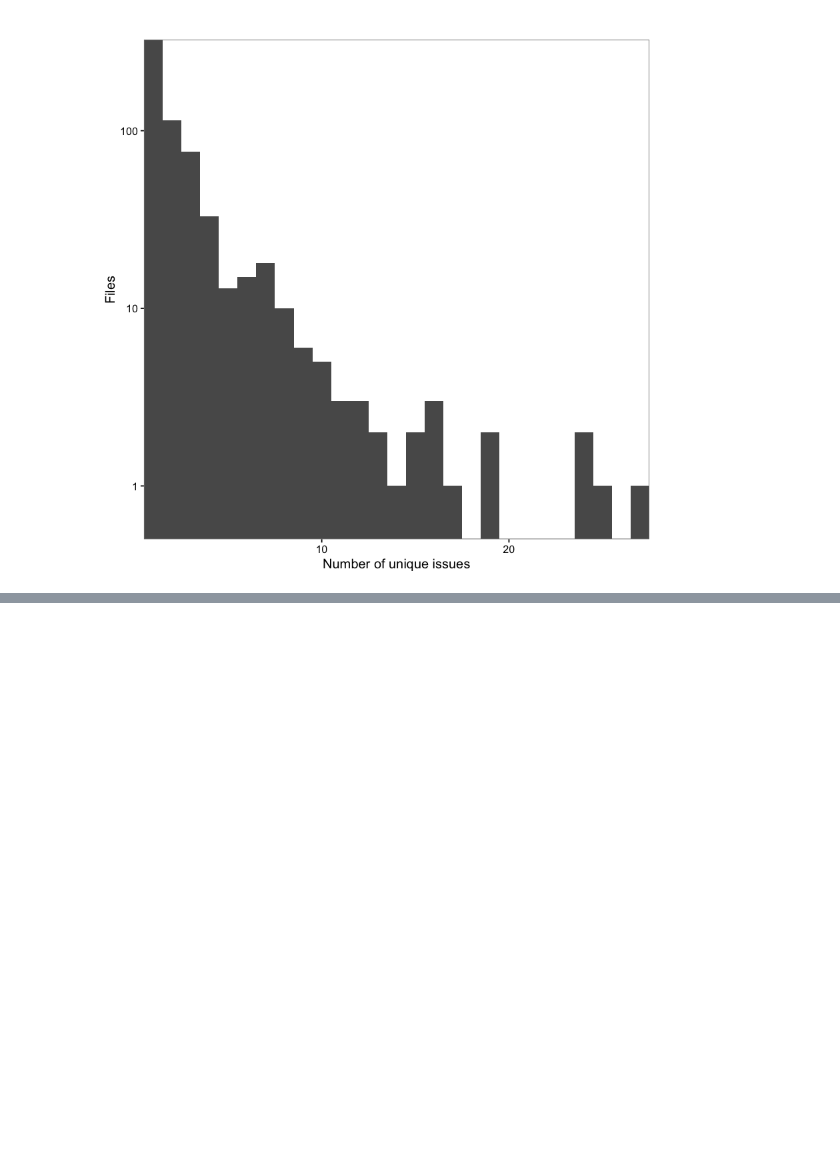
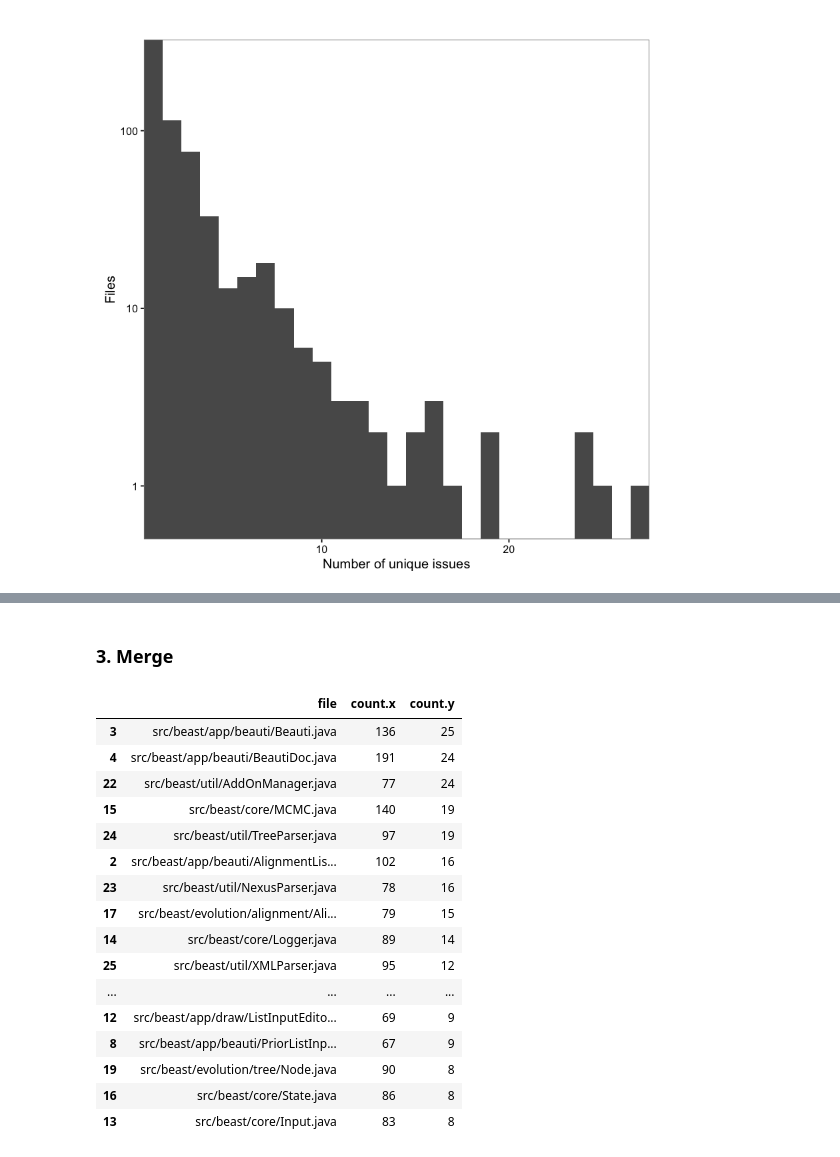
Before and after one commit to CompEvol/beast2report, a Jupyter notebook: report.ipynb, the cells around one changed output, grey strips where cells are left out. Cells and saved outputs as stored; diff of their text form; code cells hidden in the pictures; blank space fills up the shorter version.

```diff
--- a/report.ipynb
+++ b/report.ipynb
@@ -152,0 +159,4 @@ Warning message:
+# %%
+min.c = 7
+issue <- issue[issue$count>=min.c,]
+nrow(issue)
@@ -152,0 +223,25 @@ Warning message:
+# %% [markdown]
+### 3. Merge
+# %%
+class.merge <- merge(freq, issue, by="file")
+class.merge <- class.merge[order(class.merge$count.y, class.merge$count.x,
+                                 decreasing=T),]
+class.merge[grepl(".java", class.merge$file),][1:20,]
+# %% [output]
+|  | file | count.x | count.y |
+| 3 | src/beast/app/beauti/Beauti.java | 136 | 25 |
+| 4 | src/beast/app/beauti/BeautiDoc.java | 191 | 24 |
+| 22 | src/beast/util/AddOnManager.java | 77 | 24 |
+| 15 | src/beast/core/MCMC.java | 140 | 19 |
+| 24 | src/beast/util/TreeParser.java | 97 | 19 |
+| 2 | src/beast/app/beauti/AlignmentLis... | 102 | 16 |
+| 23 | src/beast/util/NexusParser.java | 78 | 16 |
+| 17 | src/beast/evolution/alignment/Ali... | 79 | 15 |
+| 14 | src/beast/core/Logger.java | 89 | 14 |
+| 25 | src/beast/util/XMLParser.java | 95 | 12 |
+| ... | ... | ... | ... |
+| 12 | src/beast/app/draw/ListInputEdito... | 69 | 9 |
+| 8 | src/beast/app/beauti/PriorListInp... | 67 | 9 |
+| 19 | src/beast/evolution/tree/Node.java | 90 | 8 |
+| 16 | src/beast/core/State.java | 86 | 8 |
+| 13 | src/beast/core/Input.java | 83 | 8 |
```
Also changed, not shown: parts of 14 cells of this notebook.
